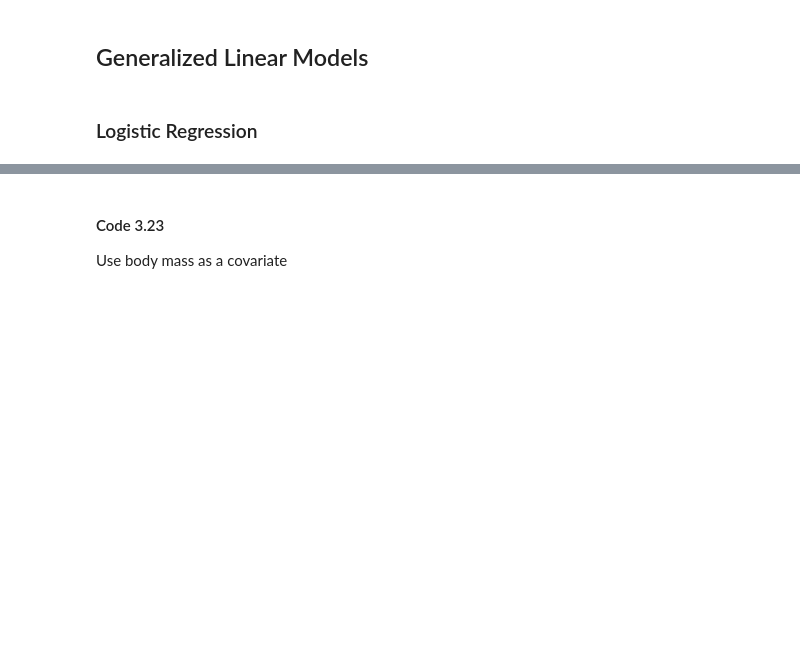
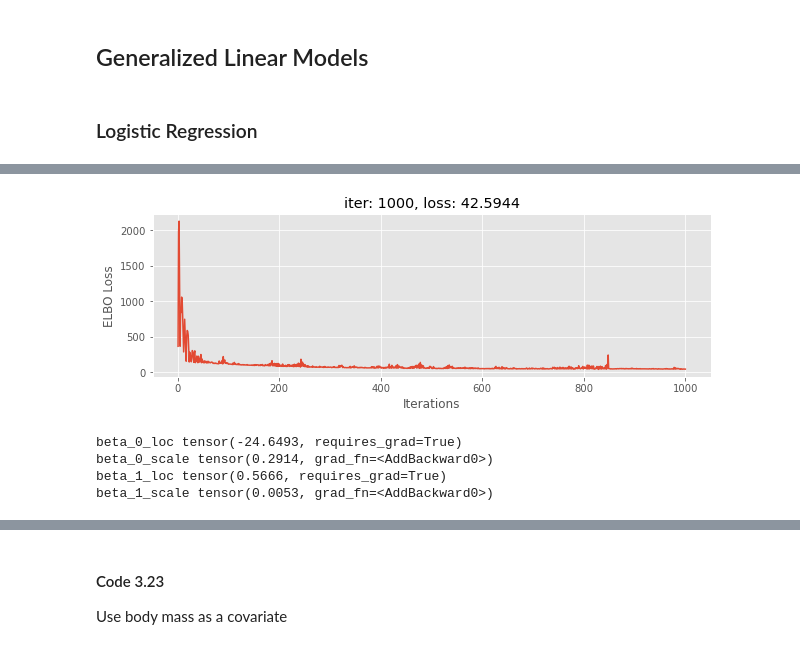
Before and after one commit to GStechschulte/books-with-code, a Jupyter notebook: bmcp/ch_3_pyro.ipynb, the cells around one changed output, grey strips where cells are left out. Saved outputs shown, nothing was run; the diff lists cells and outputs as text; code cells hidden in the pictures; blank space fills up the shorter version.

```diff
--- a/bmcp/ch_3_pyro.ipynb
+++ b/bmcp/ch_3_pyro.ipynb
@@ -440,0 +430,12 @@ logistic_az = az.from_pyro(posterior=mcmc_logistic)
+# %%
+def logistic_guide(bill_length, species=None):
+
+    N, P = bill_length.shape
+
+    beta_0_loc = pyro.param('beta_0_loc', torch.tensor(0.))
+    beta_0_scale = pyro.param('beta_0_scale', torch.tensor(0.1), constraint=constraints.positive)
+    beta_0 = pyro.sample('beta_0', dist.Normal(beta_0_loc, beta_0_scale))
+
+    beta_1_loc = pyro.param('beta_1_loc', torch.tensor(0.1))
+    beta_1_scale = pyro.param('beta_1_scale', torch.tensor(0.1), constraint=constraints.positive)
+    beta_1 = pyro.sample('beta_1', dist.Normal(beta_1_loc, beta_1_scale).expand([P]))
@@ -440,0 +450,30 @@ logistic_az = az.from_pyro(posterior=mcmc_logistic)
+# %%
+from pyro.optim import Adam
+
+pyro.clear_param_store()
+
+#guide = AutoLaplaceApproximation(logistic_model)
+optim = Adam({"lr": 0.3})
+svi = SVI(logistic_model, logistic_guide, optim, Trace_ELBO())
+
+elbo_loss = []
+for i in range(1000):
+    loss = svi.step(bill_length_obs, species_codes)
+    elbo_loss.append(loss)
+# %%
+plt.figure(figsize=(10, 3))
+plt.plot(np.arange(1, 1001), elbo_loss)
+plt.ylabel('ELBO Loss')
+plt.xlabel('Iterations')
+plt.title(f'iter: 1000, loss: {np.min(elbo_loss):.4f}')
+plt.show()
+# %% [output]
+[figure, added]
+# %%
+for name, value in pyro.get_param_store().items():
+    print(name, pyro.param(name))
+# %% [output]
+beta_0_loc tensor(-24.6493, requires_grad=True)
+beta_0_scale tensor(0.2914, grad_fn=<AddBackward0>)
+beta_1_loc tensor(0.5666, requires_grad=True)
+beta_1_scale tensor(0.0053, grad_fn=<AddBackward0>)
```
Also changed, not shown: parts of 53 cells of this notebook.
